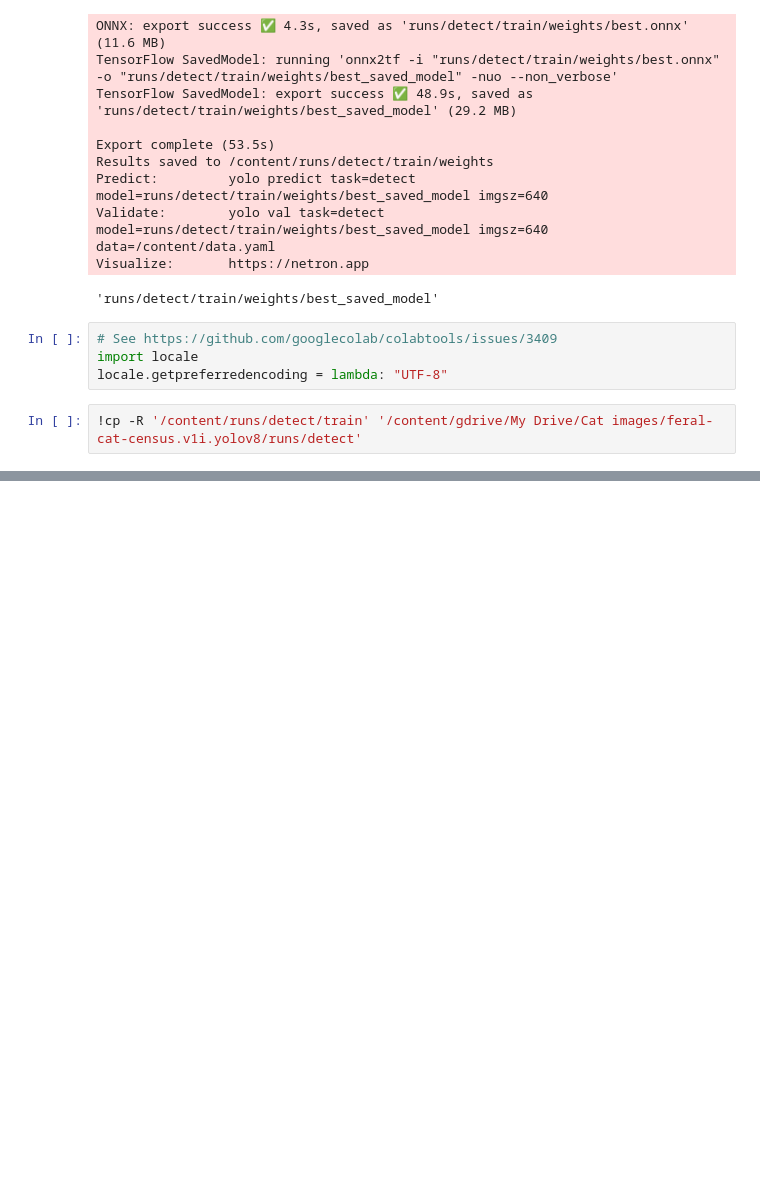
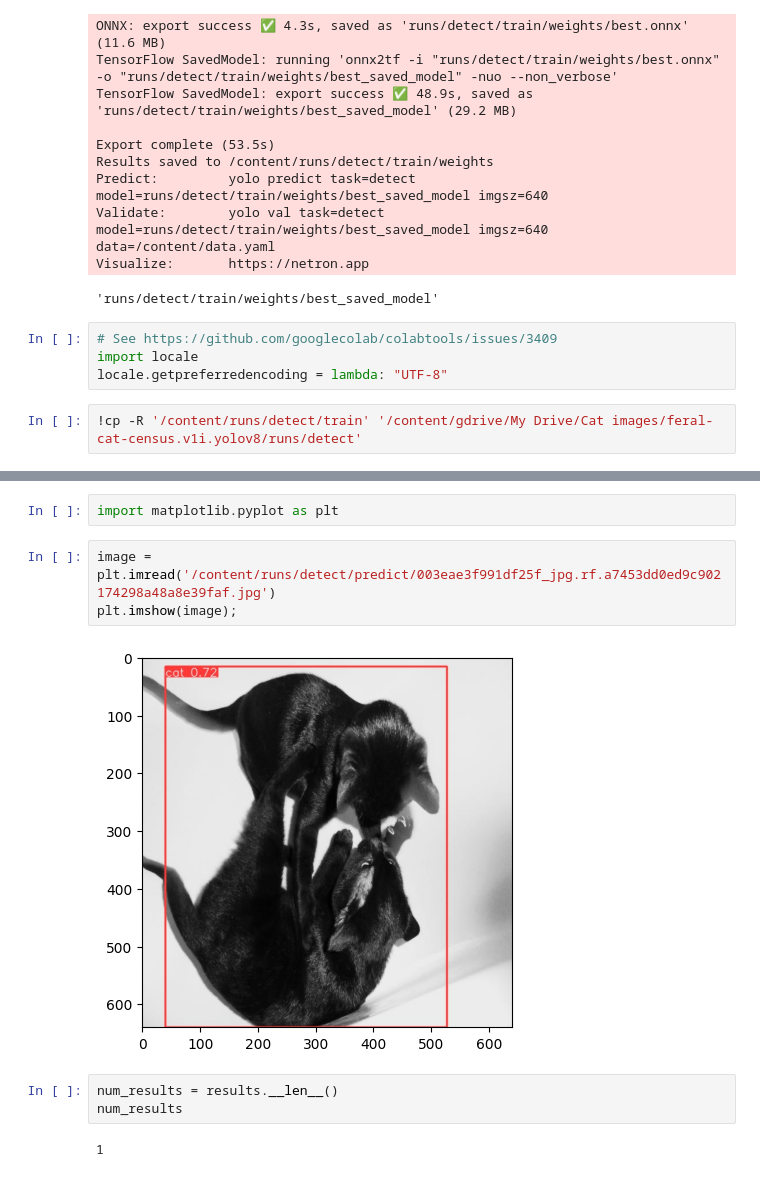
Before and after one commit to pcashman21/feral-cat-census, a Jupyter notebook: src/notebooks/train_yolo.ipynb, the cells around one changed output, grey strips where cells are left out. Cells and saved outputs as stored; diff of their text form; blank space fills up the shorter version.

```diff
--- a/src/notebooks/train_yolo.ipynb
+++ b/src/notebooks/train_yolo.ipynb
@@ -139,0 +188,12 @@ locale.getpreferredencoding = lambda: "UTF-8"
+# %%
+import matplotlib.pyplot as plt
+# %%
+image = plt.imread('/content/runs/detect/predict/003eae3f991df25f_jpg.rf.a7453dd0ed9c902174298a48a8e39faf.jpg')
+plt.imshow(image);
+# %% [output]
+[figure, added]
+# %%
+num_results = results.__len__()
+num_results
+# %% [output]
+1
```
Also changed, not shown: parts of 7 cells of this notebook.
